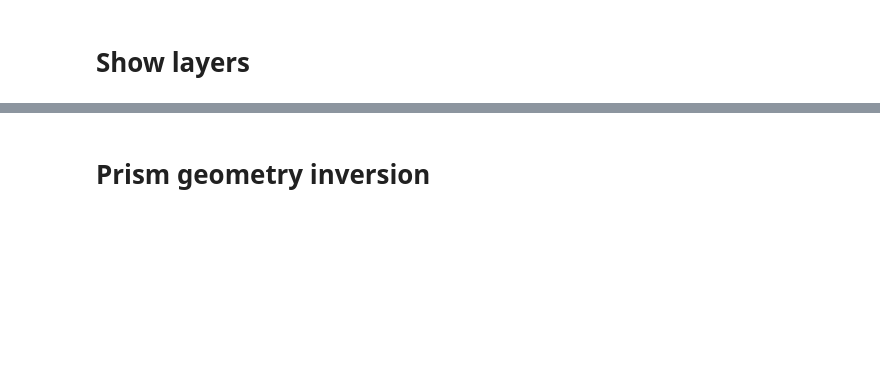
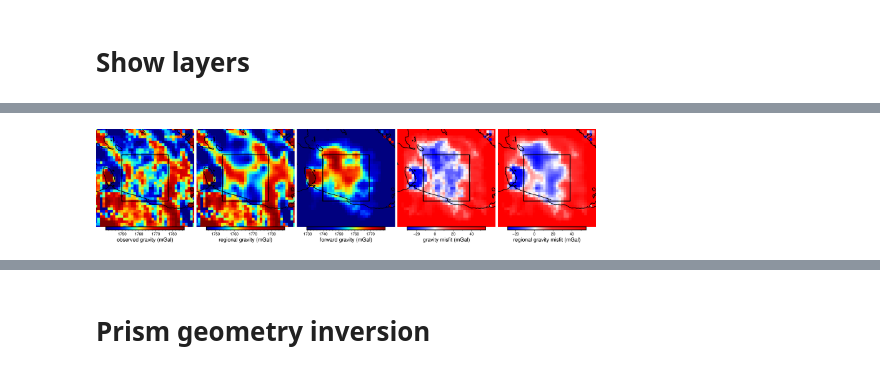
Before and after one commit to mdtanker/RIS_gravity_inversion, a Jupyter notebook: harmonica_inversion_grav_column_der.ipynb, the cells around one changed output, grey strips where cells are left out. Saved outputs shown, nothing was run; the diff lists cells and outputs as text; code cells hidden in the pictures; blank space fills up the shorter version.

```diff
--- a/harmonica_inversion_grav_column_der.ipynb
+++ b/harmonica_inversion_grav_column_der.ipynb
@@ -688,0 +491,44 @@ psconvert [ERROR]: Registry registered C:\Program Files (x86)\GPLGS\gswin32c.exe
+# %%
+###
+grid = Gobs_shift_grid
+###
+pygmt.grd2cpt(cmap="jet", grid=grid, region=fig_reg, background=True,
+            continuous=True, output = 'plotting/grav.cpt')
+plot_grd(grid=grid, cmap='plotting/grav.cpt',
+    cbar_label = "observed gravity (mGal)",)
+
+###
+grid = Gfor_constraints_grid
+###
+pygmt.grd2cpt(cmap="jet", grid=grid, region=fig_reg, background=True,
+            continuous=True, output = 'plotting/grav.cpt')
+plot_grd(grid=grid,cmap='plotting/grav.cpt',
+    cbar_label = "regional gravity (mGal)",subplots=True)
+
+###
+grid = Gfor_grid
+###
+pygmt.grd2cpt(cmap="jet", grid=grid, region=fig_reg, background=True,
+            continuous=True, output = 'plotting/grav.cpt')
+plot_grd(grid=grid,cmap='plotting/grav.cpt',
+    cbar_label = "forward gravity (mGal)",subplots=True)
+
+###
+grid = Gmisfit_grid
+###
+pygmt.grd2cpt(cmap="polar+h0", grid=grid, region=fig_reg, background=True,
+            continuous=True, output = 'plotting/grav.cpt')
+plot_grd(grid=grid, cmap='plotting/grav.cpt',
+    cbar_label = "gravity misfit (mGal)", subplots=True)
+
+###
+grid = Gmisfit_constraints_grid
+###
+pygmt.grd2cpt(cmap="polar+h0", grid=grid, region=fig_reg, background=True,
+            continuous=True, output = 'plotting/grav.cpt')
+plot_grd(grid=grid, cmap='plotting/grav.cpt',
+    cbar_label = "regional gravity misfit (mGal)", subplots=True)
+
+fig.show()
+# %% [output]
+[figure, added]
```
Also changed, not shown: parts of 29 cells of this notebook, 22 other files.
